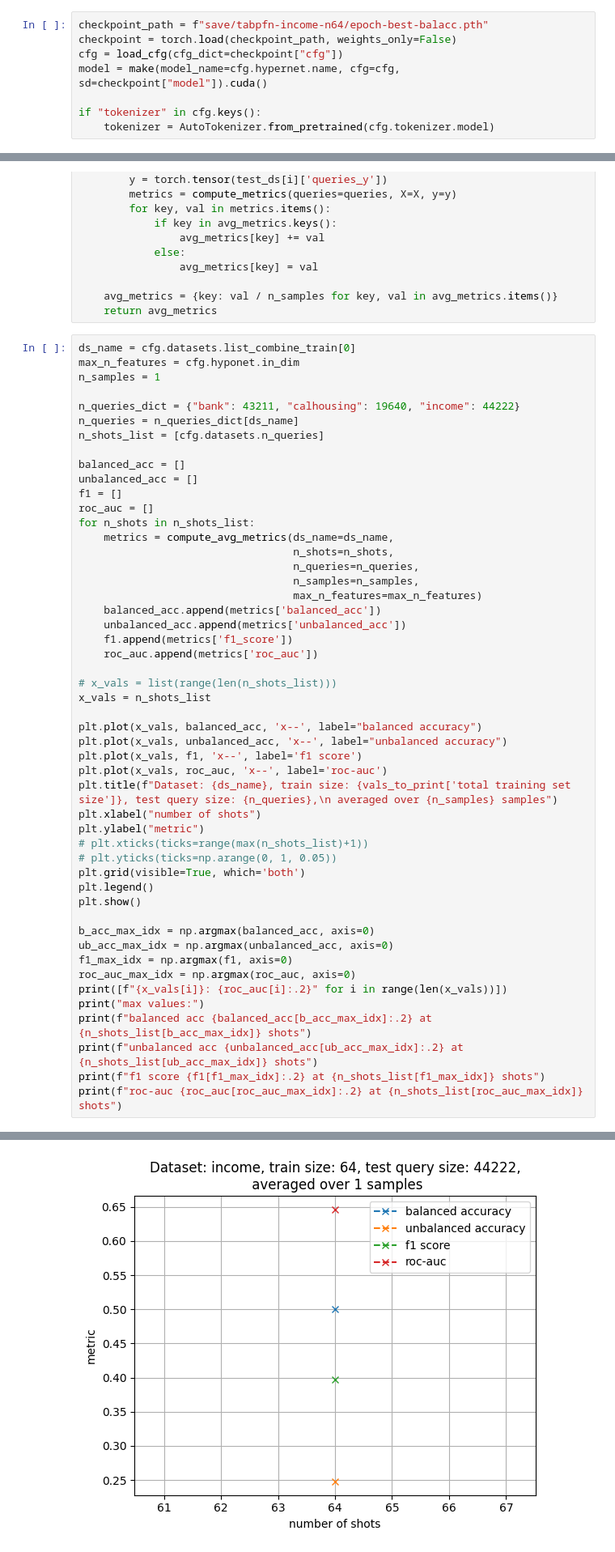
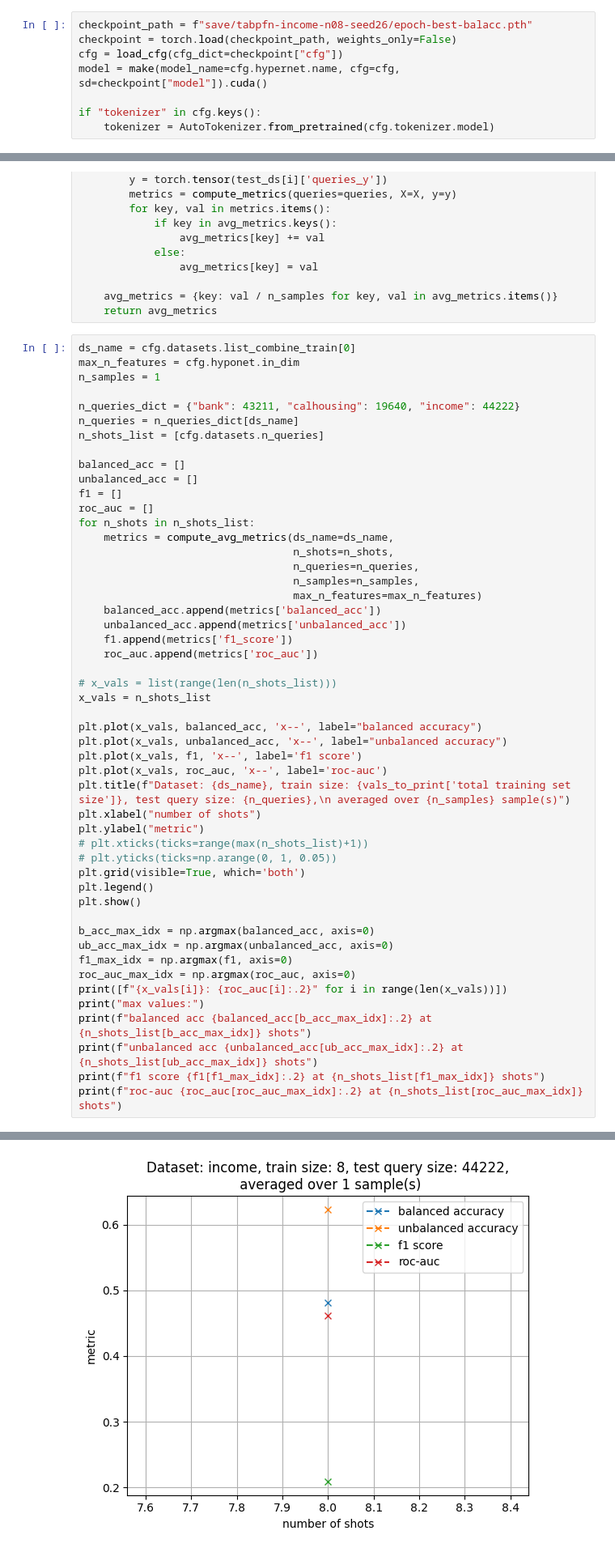
Before and after one commit to pasandissanayake/trans-hyper, a Jupyter notebook: evaluate_tabpfn.ipynb, the cells around one changed output, grey strips where cells are left out. Shown: that part at 81% size. Cells and saved outputs as stored; diff of their text form.

```diff
--- a/evaluate_tabpfn.ipynb
+++ b/evaluate_tabpfn.ipynb
@@ -23,5 +23,5 @@ os.environ["CUDA_VISIBLE_DEVICES"] = "0"
 # %%
-checkpoint_path = f"save/tabpfn-income-n64/epoch-best-balacc.pth"
+checkpoint_path = f"save/tabpfn-income-n08-seed26/epoch-best-balacc.pth"
 checkpoint = torch.load(checkpoint_path, weights_only=False)
 cfg = load_cfg(cfg_dict=checkpoint["cfg"])
 model = make(model_name=cfg.hypernet.name, cfg=cfg, sd=checkpoint["model"]).cuda()
@@ -218,32 +218,32 @@ for n_shots in n_shots_list:
     f1.append(metrics['f1_score'])
     roc_auc.append(metrics['roc_auc'])
 
 # x_vals = list(range(len(n_shots_list)))
 x_vals = n_shots_list
 
 plt.plot(x_vals, balanced_acc, 'x--', label="balanced accuracy")
 plt.plot(x_vals, unbalanced_acc, 'x--', label="unbalanced accuracy")
 plt.plot(x_vals, f1, 'x--', label='f1 score')
 plt.plot(x_vals, roc_auc, 'x--', label='roc-auc')
-plt.title(f"Dataset: {ds_name}, train size: {vals_to_print['total training set size']}, test query size: {n_queries},\n averaged over {n_samples} samples")
+plt.title(f"Dataset: {ds_name}, train size: {vals_to_print['total training set size']}, test query size: {n_queries},\n averaged over {n_samples} sample(s)")
 plt.xlabel("number of shots")
 plt.ylabel("metric")
 # plt.xticks(ticks=range(max(n_shots_list)+1))
 # plt.yticks(ticks=np.arange(0, 1, 0.05))
 plt.grid(visible=True, which='both')
 plt.legend()
 plt.show()
 
 b_acc_max_idx = np.argmax(balanced_acc, axis=0)
 ub_acc_max_idx = np.argmax(unbalanced_acc, axis=0)
 f1_max_idx = np.argmax(f1, axis=0)
 roc_auc_max_idx = np.argmax(roc_auc, axis=0)
 print([f"{x_vals[i]}: {roc_auc[i]:.2}" for i in range(len(x_vals))])
 print("max values:")
 print(f"balanced acc {balanced_acc[b_acc_max_idx]:.2} at {n_shots_list[b_acc_max_idx]} shots")
 print(f"unbalanced acc {unbalanced_acc[ub_acc_max_idx]:.2} at {n_shots_list[ub_acc_max_idx]} shots")
 print(f"f1 score {f1[f1_max_idx]:.2} at {n_shots_list[f1_max_idx]} shots")
 print(f"roc-auc {roc_auc[roc_auc_max_idx]:.2} at {n_shots_list[roc_auc_max_idx]} shots")
 # %% [output]
 dataset length: 1, # queries: 44222
-[figure, old version]
+[figure, new version]
```
Also changed, not shown: parts of 3 cells of this notebook, 28 other files.
